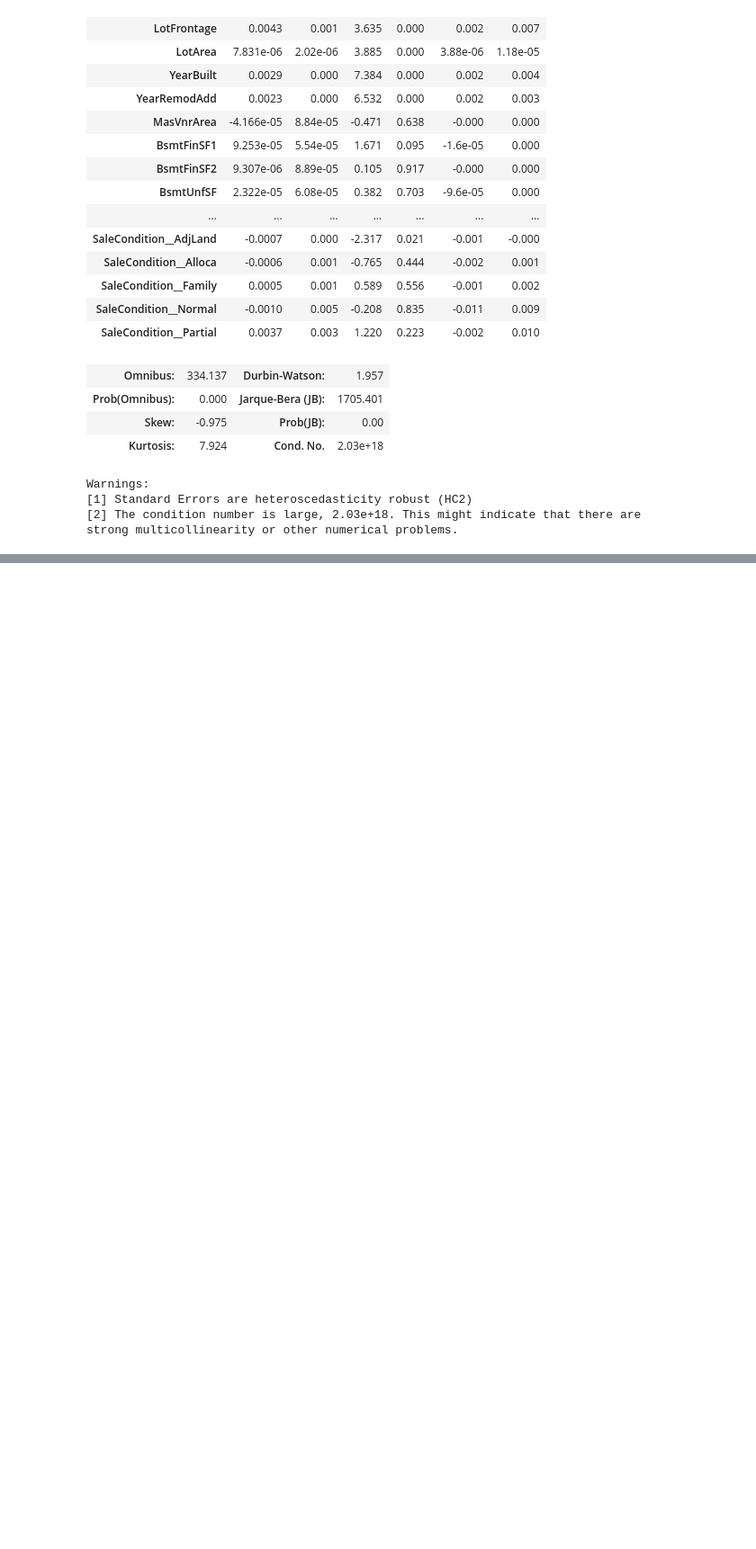
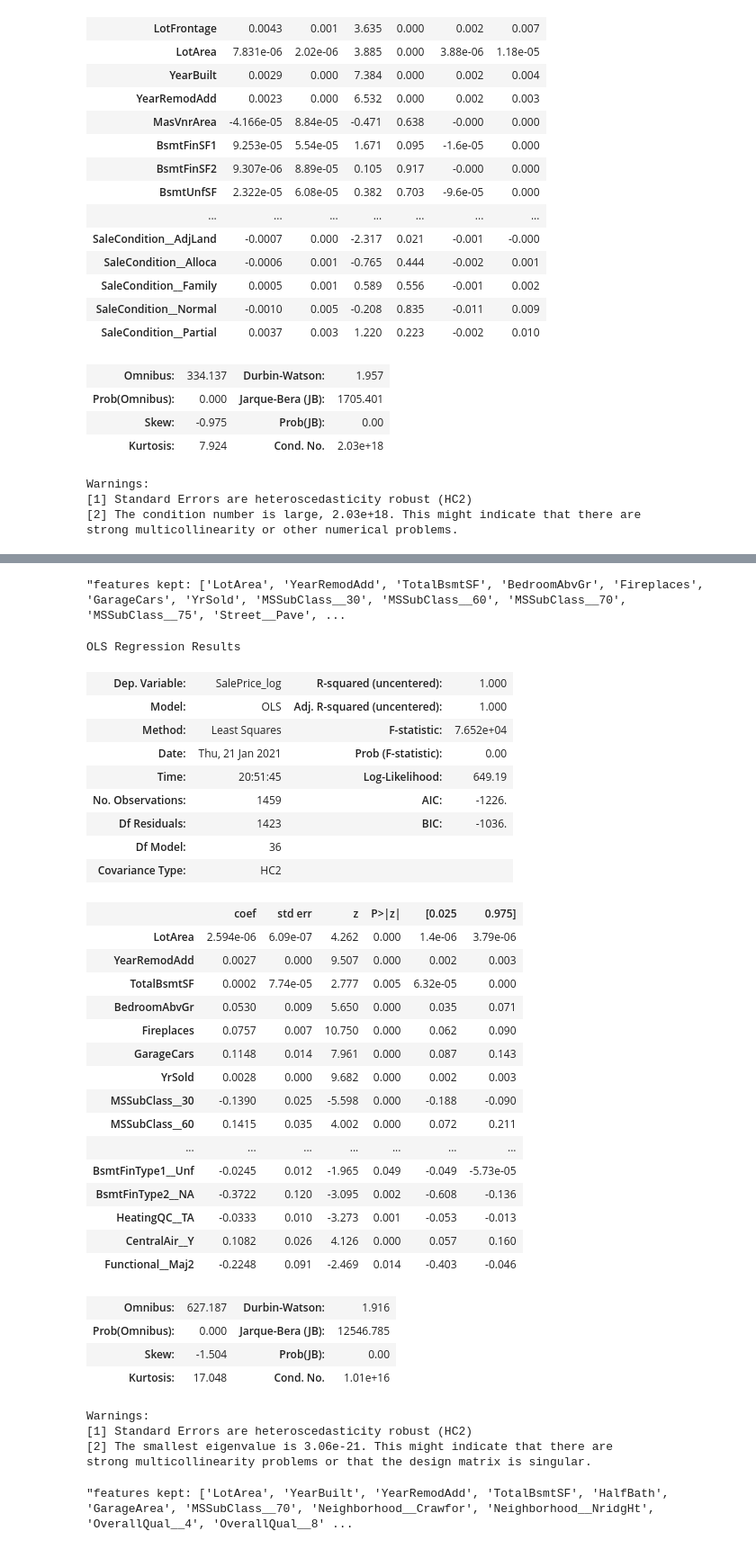
Before and after one commit to cb-ds-1/m3-3-engineering-regression, a Jupyter notebook: workshop.ipynb, the cells around one changed output, grey strips where cells are left out. Shown at 90% size. Drawn from its saved outputs; the diff is of its cells as text; code cells hidden in the pictures; blank space fills up the shorter version.

```diff
--- a/workshop.ipynb
+++ b/workshop.ipynb
@@ -824,5 +786,0 @@ strong multicollinearity or other numerical problems.
-# %%
-est_house_2=sm.OLS(y, sm.add_constant(X_dropped_2)).fit(cov_type='HC2')
-est_house_2.summary()
-
-# Tried removing all features with p > 0.05 but more popped up... need to make a function to try that for me.
@@ -877,3 +786,0 @@ X_dropped_3 = X.drop(columns=bye3)
-# %%
-est_house_3=sm.OLS(y, sm.add_constant(X_dropped_3)).fit(cov_type='HC2')
-est_house_3.summary()
@@ -957,5 +786,0 @@ len(list(pvals_2[pvals_2['pvalue'] > 0.0, {mymodel.R2}
-# %%
-tryme = X[['LotFrontage', 'FullBath', 'BedroomAbvGr', 'Fireplaces', 'Neighborhood__Crawfor', 'OverallQual__8', 'OverallQual__9', 'OverallQual__10', 'Exterior1st__BrkFace', 'Exterior1st__Stone', 'Exterior2nd__Other', 'BsmtFinType1__GLQ', 'CentralAir__Y', 'GarageFinish__RFn']]
-
-omg = sm.OLS(y, sm.add_constant(tryme)).fit(cov_type='HC2')
-omg.summary()
@@ -996,0 +814,54 @@ strong multicollinearity or other numerical problems.
+# %%
+# Let's try it:
+
+X['constant'] = 1
+y = df_house['SalePrice_log']
+est_house = sm.OLS(y, X).fit(cov_type='HC2')
+
+myrecur(est_house, X, 0.04)
+
+# so asking the recursion to drop features with a p-value below 0.04 yields a very high R2 for the following features. To assess this further, will try it on an X_train, X_test, y_train, y_test set.
+# %% [output]
+"features kept: ['LotArea', 'YearRemodAdd', 'TotalBsmtSF', 'BedroomAbvGr', 'Fireplaces', 'GarageCars', 'YrSold', 'MSSubClass__30', 'MSSubClass__60', 'MSSubClass__70', 'MSSubClass__75', 'Street__Pave', ...
+# %%
+features_kept_recur = X[['LotArea', 'YearRemodAdd', 'TotalBsmtSF', 'BedroomAbvGr', 'Fireplaces', 'GarageCars', 'YrSold', 'MSSubClass__30', 'MSSubClass__60', 'MSSubClass__70', 'MSSubClass__75', 'Street__Pave', 'LotConfig__CulDSac', 'Neighborhood__Crawfor', 'Neighborhood__NoRidge', 'Neighborhood__NridgHt', 'Neighborhood__OldTown', 'Neighborhood__StoneBr', 'Condition1__RRAe', 'OverallQual__3', 'OverallQual__4', 'OverallQual__9', 'OverallCond__3', 'OverallCond__4', 'OverallCond__5', 'Exterior1st__BrkFace', 'ExterQual__TA', 'BsmtQual__NA', 'BsmtCond__NA', 'BsmtExposure__NA', 'BsmtExposure__No', 'BsmtFinType1__GLQ', 'BsmtFinType1__NA', 'BsmtFinType1__Unf', 'BsmtFinType2__NA', 'HeatingQC__TA', 'CentralAir__Y', 'Functional__Maj2']]
+
+omg = sm.OLS(y, features_kept_recur).fit(cov_type='HC2')
+omg.summary()
+
+# VERY high R2, and AIC closer to 0. Let's see how it does with a train-test split.
+# %% [output]
+OLS Regression Results
+| Dep. Variable: | SalePrice_log | R-squared (uncentered): | 1.000 |
+| Model: | OLS | Adj. R-squared (uncentered): | 1.000 |
+| Method: | Least Squares | F-statistic: | 7.652e+04 |
+| Date: | Thu, 21 Jan 2021 | Prob (F-statistic): | 0.00 |
+| Time: | 20:51:45 | Log-Likelihood: | 649.19 |
+| No. Observations: | 1459 | AIC: | -1226. |
+| Df Residuals: | 1423 | BIC: | -1036. |
+| Df Model: | 36 |  |  |
+| Covariance Type: | HC2 |  |  |
+|  | coef | std err | z | P>|z| | [0.025 | 0.975] |
+| LotArea | 2.594e-06 | 6.09e-07 | 4.262 | 0.000 | 1.4e-06 | 3.79e-06 |
+| YearRemodAdd | 0.0027 | 0.000 | 9.507 | 0.000 | 0.002 | 0.003 |
+| TotalBsmtSF | 0.0002 | 7.74e-05 | 2.777 | 0.005 | 6.32e-05 | 0.000 |
+| BedroomAbvGr | 0.0530 | 0.009 | 5.650 | 0.000 | 0.035 | 0.071 |
+| Fireplaces | 0.0757 | 0.007 | 10.750 | 0.000 | 0.062 | 0.090 |
+| GarageCars | 0.1148 | 0.014 | 7.961 | 0.000 | 0.087 | 0.143 |
+| YrSold | 0.0028 | 0.000 | 9.682 | 0.000 | 0.002 | 0.003 |
+| MSSubClass__30 | -0.1390 | 0.025 | -5.598 | 0.000 | -0.188 | -0.090 |
+| MSSubClass__60 | 0.1415 | 0.035 | 4.002 | 0.000 | 0.072 | 0.211 |
+| ... | ... | ... | ... | ... | ... | ... |
+| BsmtFinType1__Unf | -0.0245 | 0.012 | -1.965 | 0.049 | -0.049 | -5.73e-05 |
+| BsmtFinType2__NA | -0.3722 | 0.120 | -3.095 | 0.002 | -0.608 | -0.136 |
+| HeatingQC__TA | -0.0333 | 0.010 | -3.273 | 0.001 | -0.053 | -0.013 |
+| CentralAir__Y | 0.1082 | 0.026 | 4.126 | 0.000 | 0.057 | 0.160 |
+| Functional__Maj2 | -0.2248 | 0.091 | -2.469 | 0.014 | -0.403 | -0.046 |
+| Omnibus: | 627.187 | Durbin-Watson: | 1.916 |
+| Prob(Omnibus): | 0.000 | Jarque-Bera (JB): | 12546.785 |
+| Skew: | -1.504 | Prob(JB): | 0.00 |
+| Kurtosis: | 17.048 | Cond. No. | 1.01e+16 |
+Warnings:
+[1] Standard Errors are heteroscedasticity robust (HC2)
+[2] The smallest eigenvalue is 3.06e-21. This might indicate that there are
+strong multicollinearity problems or that the design matrix is singular.
@@ -996,0 +879,9 @@ strong multicollinearity or other numerical problems.
+# %%
+# Need to make sure the y is now y_train because in the recursion it recalls the 'y'
+y = y_train
+
+est_traintest = sm.OLS(y_train, X_train).fit(cov_type='HC2')
+
+myrecur(est_traintest, X_train, 0.04)
+# %% [output]
+"features kept: ['LotArea', 'YearBuilt', 'YearRemodAdd', 'TotalBsmtSF', 'HalfBath', 'GarageArea', 'MSSubClass__70', 'Neighborhood__Crawfor', 'Neighborhood__NridgHt', 'OverallQual__4', 'OverallQual__8' ...
```
Also changed, not shown: parts of 30 cells of this notebook.
